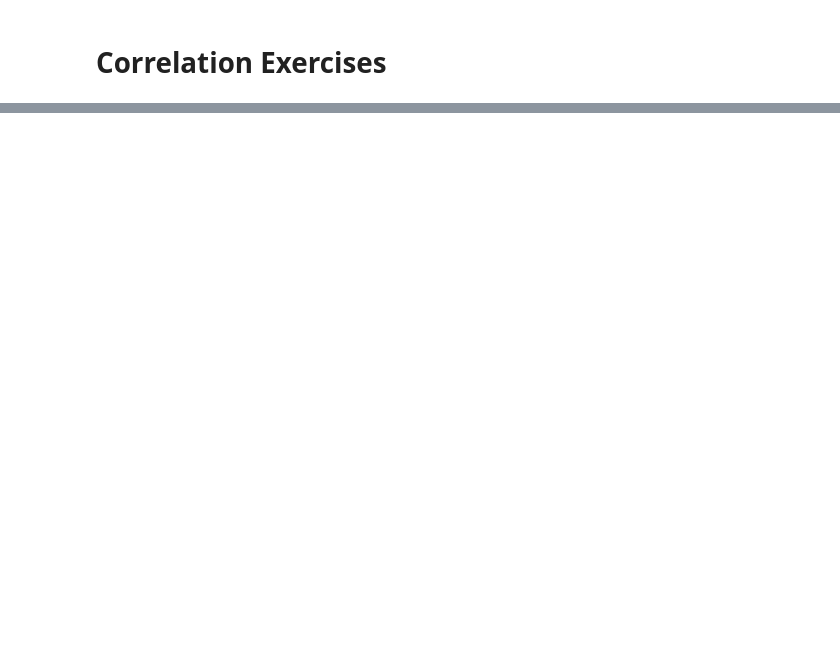
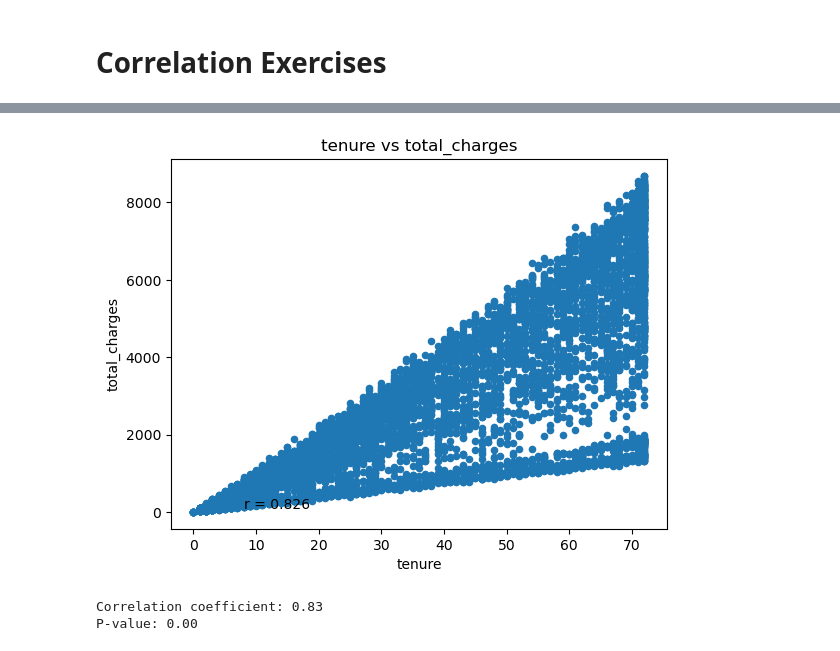
Before and after one commit to scottbarnett97/statistics-exercises, a Jupyter notebook: hypothesis_testing.ipynb, the cells around one changed output, grey strips where cells are left out. Cells and saved outputs as stored; diff of their text form; code cells hidden in the pictures; blank space fills up the shorter version.

```diff
--- a/hypothesis_testing.ipynb
+++ b/hypothesis_testing.ipynb
@@ -249,0 +305,18 @@ Text(8, 80, 'r = -0.994')
+# %%
+#Total charges? yes
+r, p = stats.pearsonr(telco.tenure, telco.total_charges)
+
+telco.plot.scatter('tenure', 'total_charges')
+plt.title('tenure vs total_charges')
+plt.text(8, 80, f'r = {r:.3f}')
+plt.show()
+# %% [output]
+[figure, added]
+# %%
+r, p = stats.pearsonr(telco.tenure, telco.total_charges)
+print(f"Correlation coefficient: {r:.2f}")
+
+print(f"P-value: {p:.2f}")
+# %% [output]
+Correlation coefficient: 0.83
+P-value: 0.00
```
Also changed, not shown: parts of 33 cells of this notebook.
